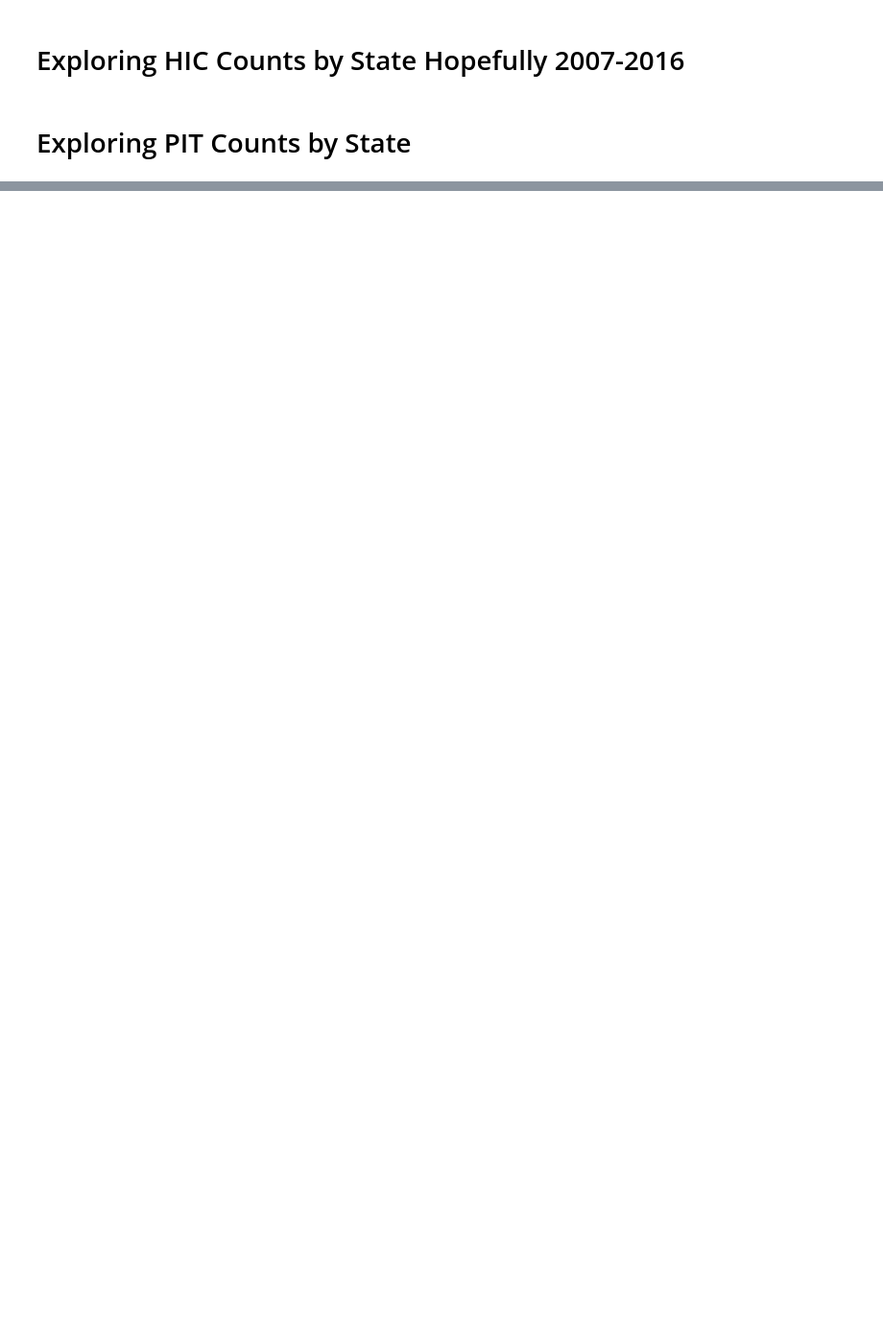
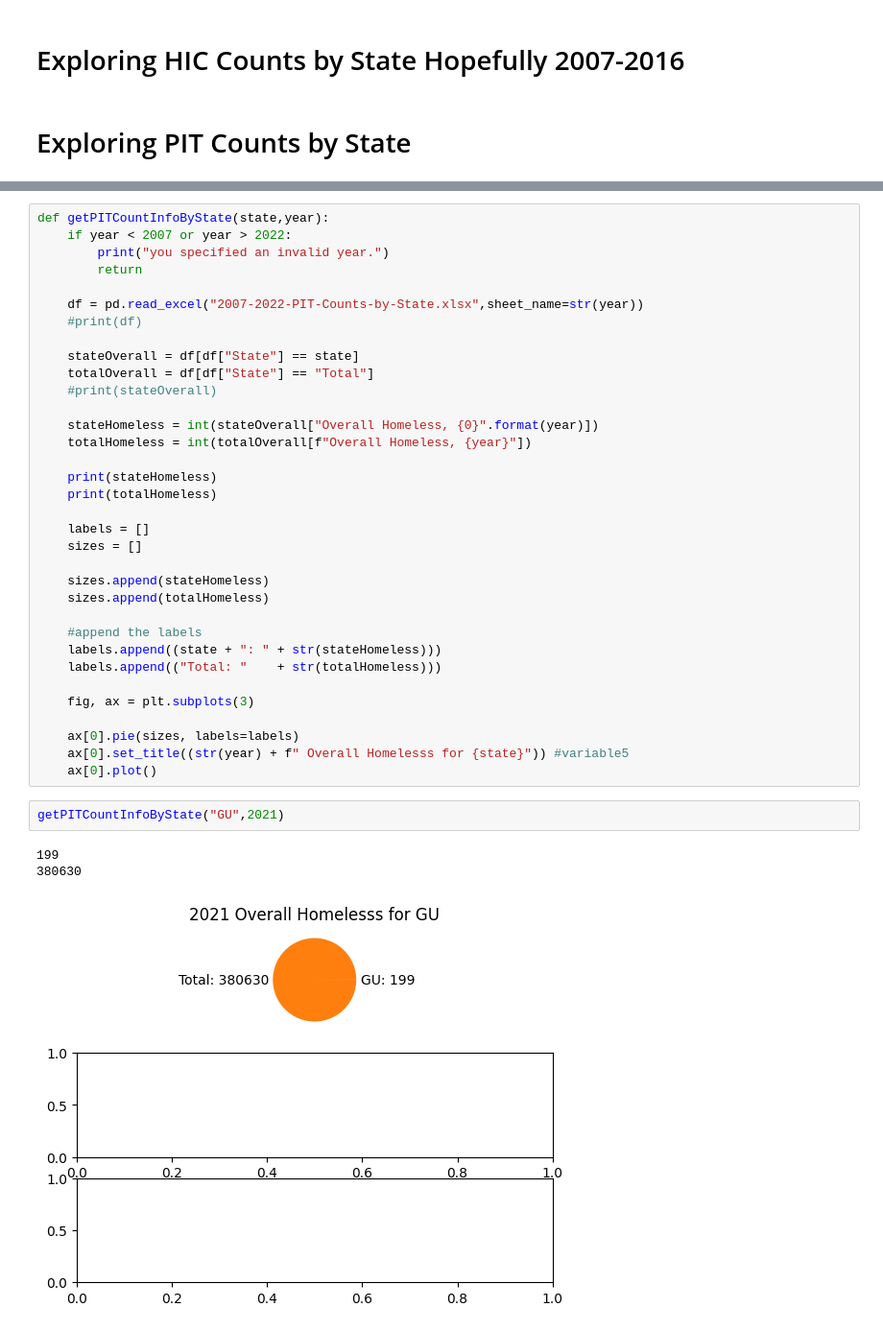
Before and after one commit to parkerbowling/BCPP481, a Jupyter notebook: exploringData.ipynb, the cells around one changed output, grey strips where cells are left out. Shown at 96% size. Drawn from its saved outputs; the diff is of its cells as text; blank space fills up the shorter version.

```diff
--- a/exploringData.ipynb
+++ b/exploringData.ipynb
@@ -199,0 +203,40 @@ the year is 2013
+# %%
+def getPITCountInfoByState(state,year):
+    if year < 2007 or year > 2022:
+        print("you specified an invalid year.")
+        return
+
+    df = pd.read_excel("2007-2022-PIT-Counts-by-State.xlsx",sheet_name=str(year))
+    #print(df)
+
+    stateOverall = df[df["State"] == state]
+    totalOverall = df[df["State"] == "Total"]
+    #print(stateOverall)
+
+    stateHomeless = int(stateOverall["Overall Homeless, {0}".format(year)])
+    totalHomeless = int(totalOverall[f"Overall Homeless, {year}"])
+
+    print(stateHomeless)
+    print(totalHomeless)
+
+    labels = []
+    sizes = []
+
+    sizes.append(stateHomeless)
+    sizes.append(totalHomeless)
+
+    #append the labels
+    labels.append((state + ": " + str(stateHomeless)))
+    labels.append(("Total: "    + str(totalHomeless)))
+
+    fig, ax = plt.subplots(3)
+
+    ax[0].pie(sizes, labels=labels)
+    ax[0].set_title((str(year) + f" Overall Homelesss for {state}")) #variable5
+    ax[0].plot()
+# %%
+getPITCountInfoByState("GU",2021)
+# %% [output]
+199
+380630
+[figure, added]
```
Also changed, not shown: parts of 2 cells of this notebook.
